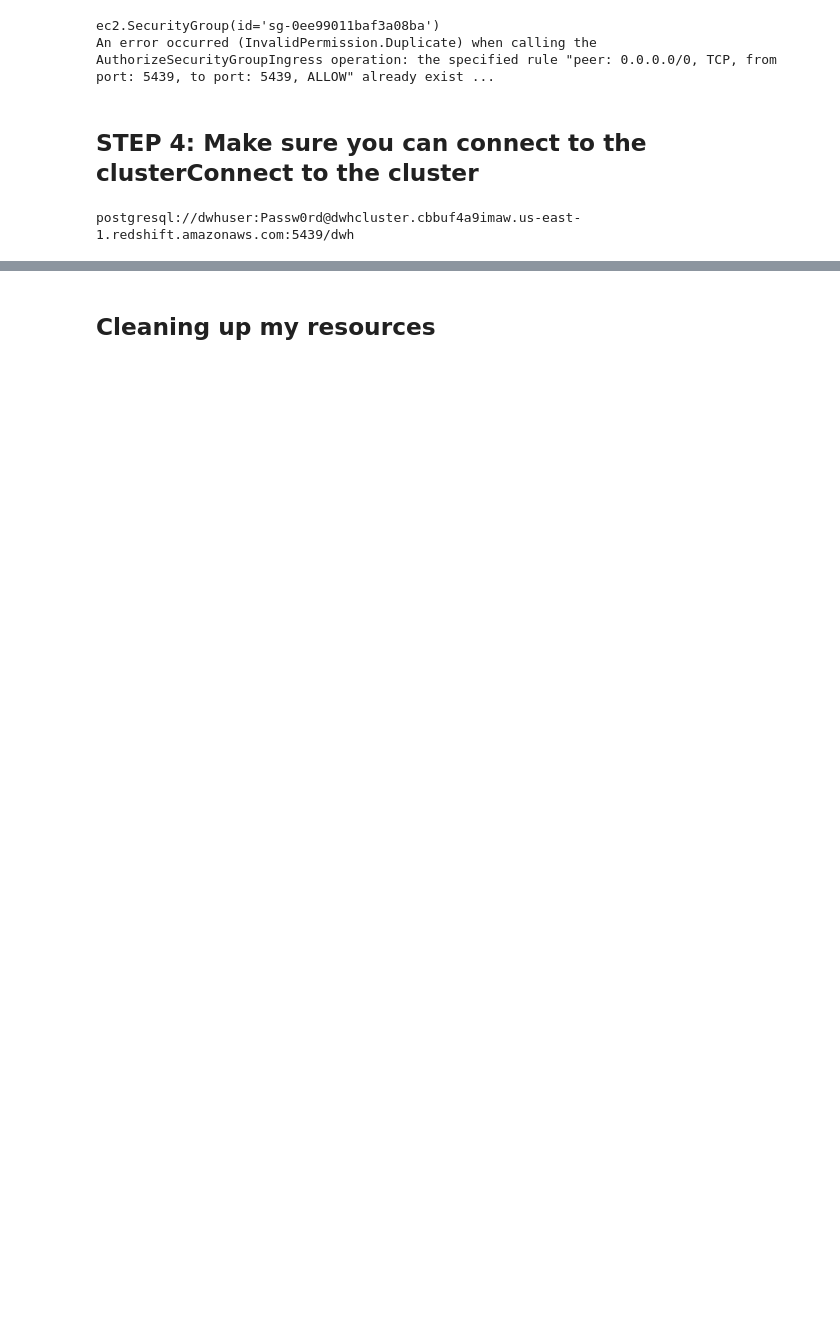
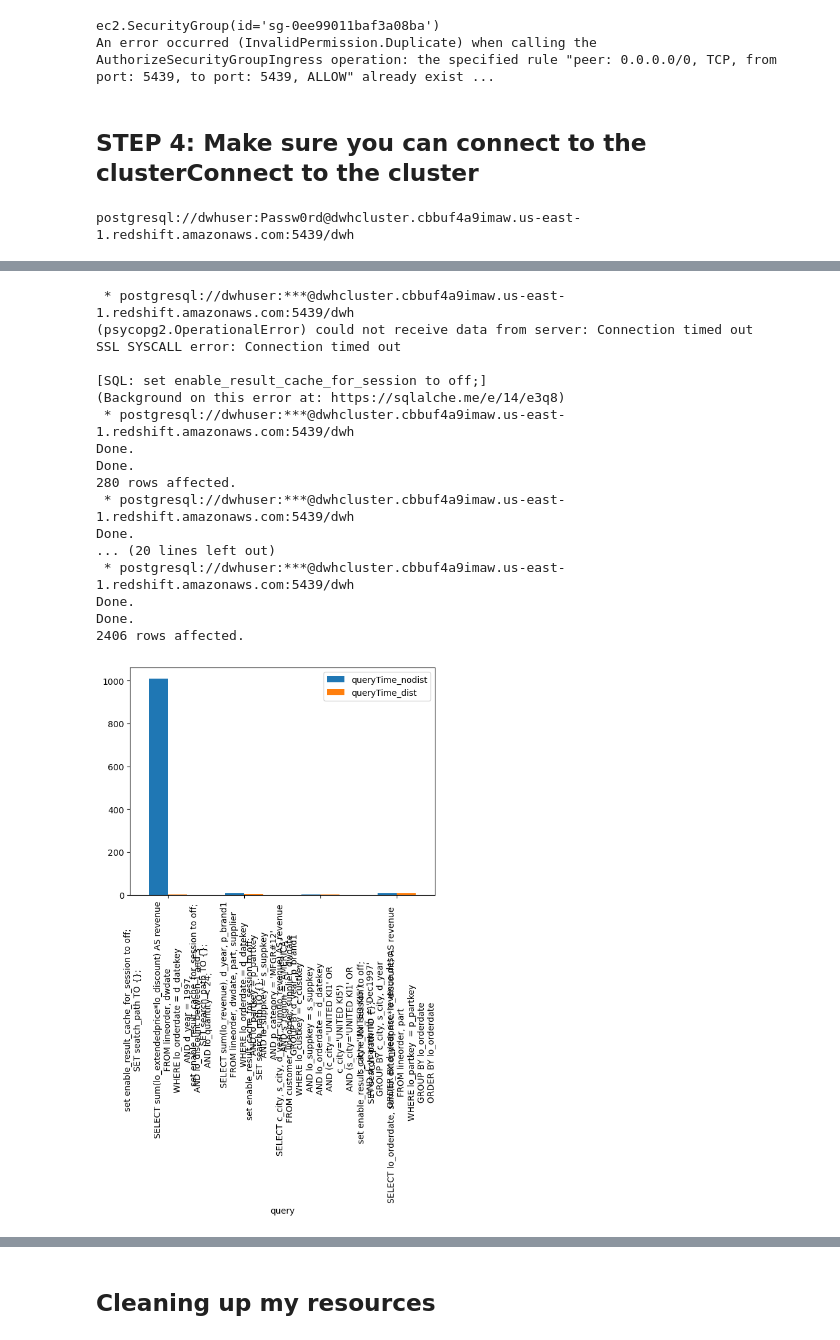
Before and after one commit to natbernard/Cloud-Data-Warehouses, a Jupyter notebook: AWS Redshift.ipynb, the cells around one changed output, grey strips where cells are left out. Cells and saved outputs as stored; diff of their text form; code cells hidden in the pictures; blank space fills up the shorter version.

```diff
--- a/AWS Redshift.ipynb
+++ b/AWS Redshift.ipynb
@@ -222,0 +565,28 @@ postgresql://dwhuser:Passw0rd@dwhcluster.cbbuf4a9imaw.us-east-1.redshift.amazona
+# %%
+# performing the queries
+nodistQueryTimes = compareQueryTimes('nodist')
+distQueryTimes = compareQueryTimes('dist')
+
+# plotting the timing results
+queryStats = nodistQueryTimes.join(distQueryTimes)
+queryStats.plot.bar()
+plt.show()
+# %% [output]
+ * postgresql://dwhuser:***@dwhcluster.cbbuf4a9imaw.us-east-1.redshift.amazonaws.com:5439/dwh
+(psycopg2.OperationalError) could not receive data from server: Connection timed out
+SSL SYSCALL error: Connection timed out
+
+[SQL: set enable_result_cache_for_session to off;]
+(Background on this error at: https://sqlalche.me/e/14/e3q8)
+ * postgresql://dwhuser:***@dwhcluster.cbbuf4a9imaw.us-east-1.redshift.amazonaws.com:5439/dwh
+Done.
+Done.
+280 rows affected.
+ * postgresql://dwhuser:***@dwhcluster.cbbuf4a9imaw.us-east-1.redshift.amazonaws.com:5439/dwh
+Done.
+... (20 lines left out)
+ * postgresql://dwhuser:***@dwhcluster.cbbuf4a9imaw.us-east-1.redshift.amazonaws.com:5439/dwh
+Done.
+Done.
+2406 rows affected.
+[figure, added]
```
Also changed, not shown: parts of 18 cells of this notebook.
